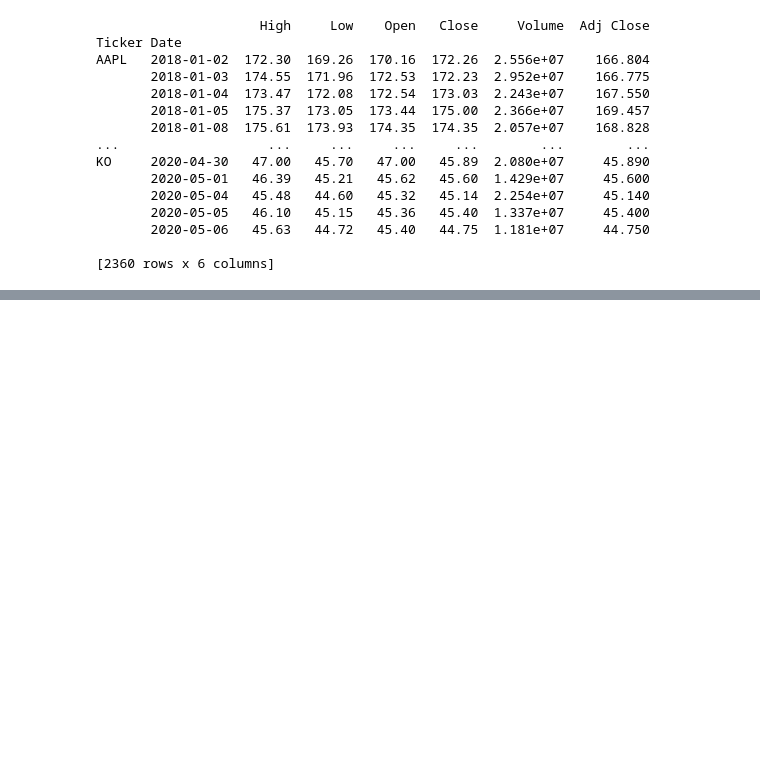
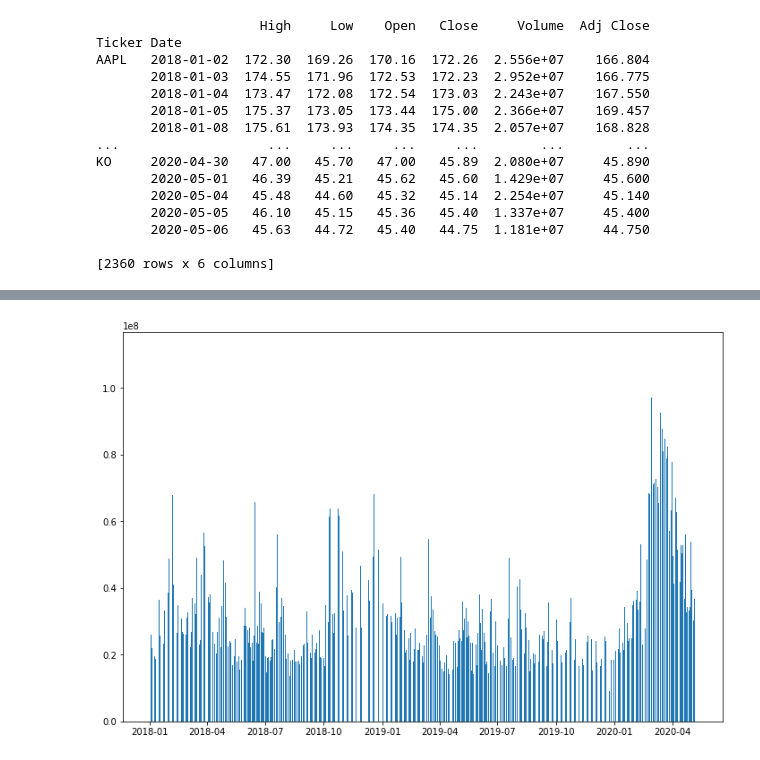
Before and after one commit to oliverwsd/Finance, a Jupyter notebook: time_series_stock_data.ipynb, the cells around one changed output, grey strips where cells are left out. Drawn from its saved outputs; the diff is of its cells as text; code cells hidden in the pictures; blank space fills up the shorter version.

```diff
--- a/time_series_stock_data.ipynb
+++ b/time_series_stock_data.ipynb
@@ -85,0 +132,7 @@ KO     2020-04-30   47.00   45.70   47.00   45.89  2.080e+07     45.890
+# %%
+# plot volume-series data
+msftV = all_data.Volume.loc["MSFT"]
+plt.bar(msftV.index, msftV) # 柱状图
+plt.gcf().set_size_inches(12,8) # get the current figure
+# %% [output]
+[figure, added]
```
Also changed, not shown: parts of 8 cells of this notebook.
